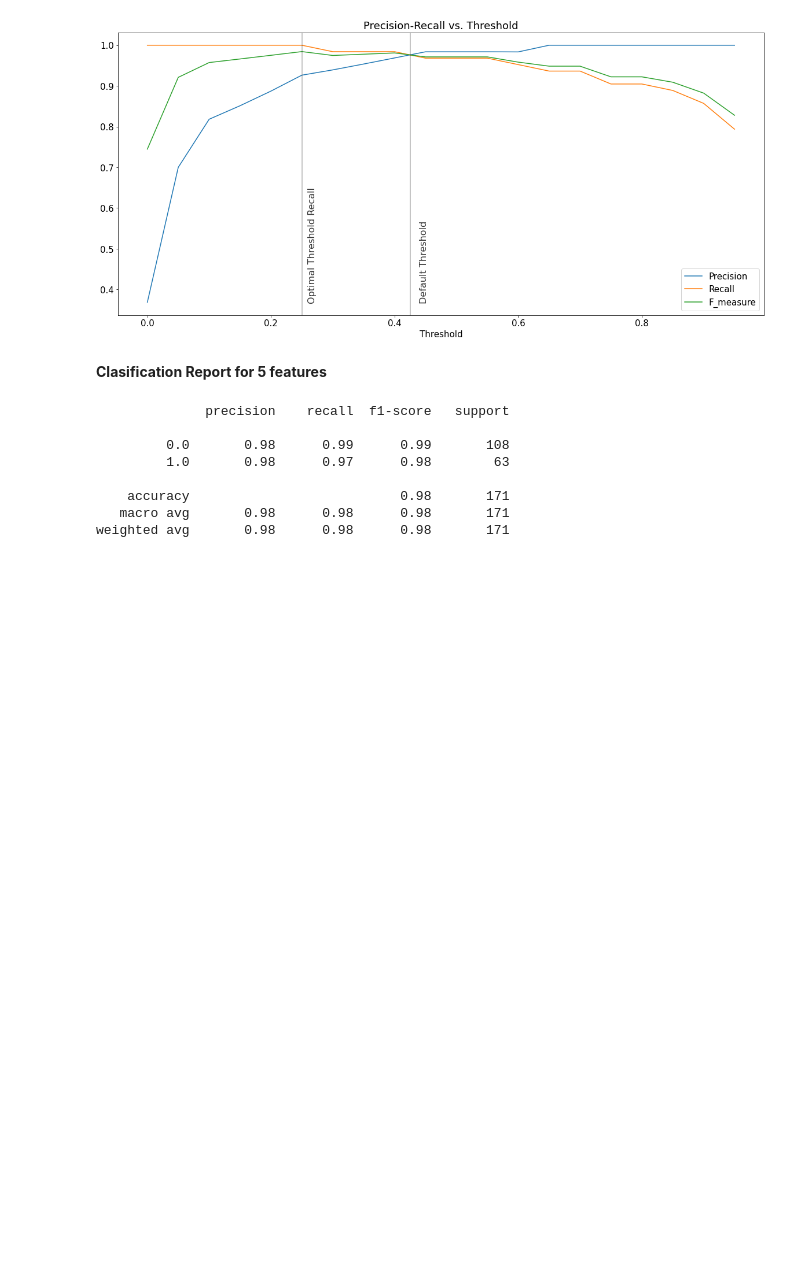
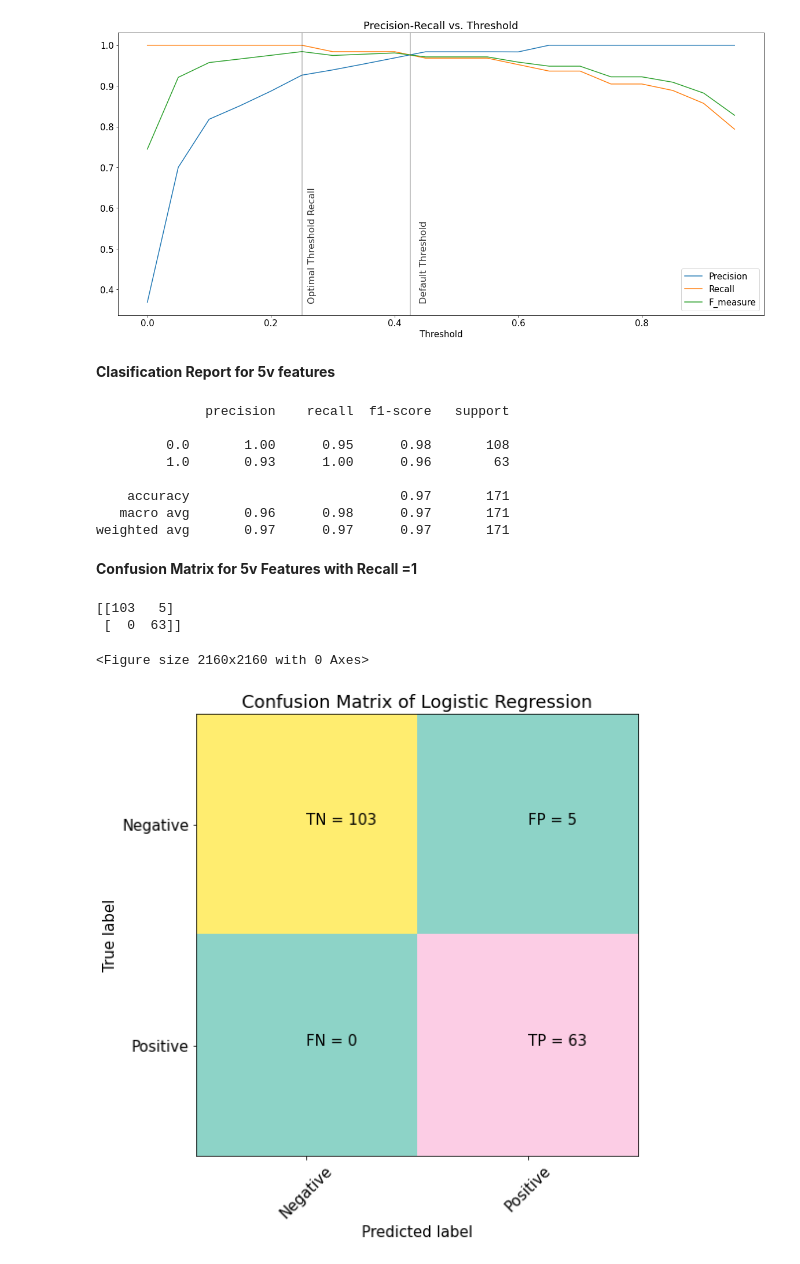
Before and after one commit to avel848895/Springboard, a Jupyter notebook: capstone2_final_breast_cancer_prediction-Copy2 (3).ipynb, the cells around one changed output. Cells and saved outputs as stored; diff of their text form; code cells hidden in the pictures; blank space fills up the shorter version.

```diff
--- a/capstone2_final_breast_cancer_prediction-Copy2.ipynb
+++ b/capstone2_final_breast_cancer_prediction-Copy2 (3).ipynb
@@ -1903,20 +2069,49 @@ ax.text(.44,.37,'Default Threshold',rotation=90, alpha=0.8,fontsize=16);
 # %% [output]
 [figure]
 # %% [markdown]
-__Clasification Report for 5 features__
+__Clasification Report for 5v features__
 # %%
-y_5v_pred = (logreg_5v_cv.predict_proba(X_5v_test)[:,1] >= 0.45).astype(bool)
+y_5v_pred = (logreg_5v_cv.predict_proba(X_5v_test)[:,1] >= 0.25).astype(bool)
 
 print(classification_report(y_5v_test,y_5v_pred))
 # %% [output]
               precision    recall  f1-score   support
 
-         0.0       0.98      0.99      0.99       108
-         1.0       0.98      0.97      0.98        63
+         0.0       1.00      0.95      0.98       108
+         1.0       0.93      1.00      0.96        63
 
-    accuracy                           0.98       171
-   macro avg       0.98      0.98      0.98       171
-weighted avg       0.98      0.98      0.98       171
+    accuracy                           0.97       171
+   macro avg       0.96      0.98      0.97       171
+weighted avg       0.97      0.97      0.97       171
+# %% [markdown]
+__Confusion Matrix for 5v Features with Recall =1__
+# %%
+y_5v_pred=(logreg_5v_cv.predict_proba(X_5v_test)[:,1] >= 0.25).astype(bool)
+cm=confusion_matrix(y_5v_test, y_5v_pred)
+print(cm)
+# %% [output]
+[[103   5]
+ [  0  63]]
+# %%
+# cm=confusion_matrix(y_5v_test, logreg_5v_cv.predict(X_5v_test))
+plt.clf()
+plt.figure(figsize=(8,12))
+plt.imshow(cm, interpolation='nearest', cmap=plt.cm.Set3)
+classNames = ['Negative','Positive']
+plt.title('Confusion Matrix of Logistic Regression')
+plt.ylabel('True label')
+plt.xlabel('Predicted label')
+tick_marks = np.arange(len(classNames))
+plt.xticks(tick_marks, classNames, rotation=45)
+plt.yticks(tick_marks, classNames)
+s = [['TN','FP'], ['FN', 'TP']]
+for i in range(2):
+    for j in range(2):
+        plt.text(j,i, str(s[i][j])+" = "+str(cm[i][j]))
+plt.show()
+# %% [output]
+<Figure size 2160x2160 with 0 Axes>
+[figure, added]
 # %% [markdown]
 __Conclusion__
 
```
Also changed, not shown: parts of 85 cells of this notebook.
